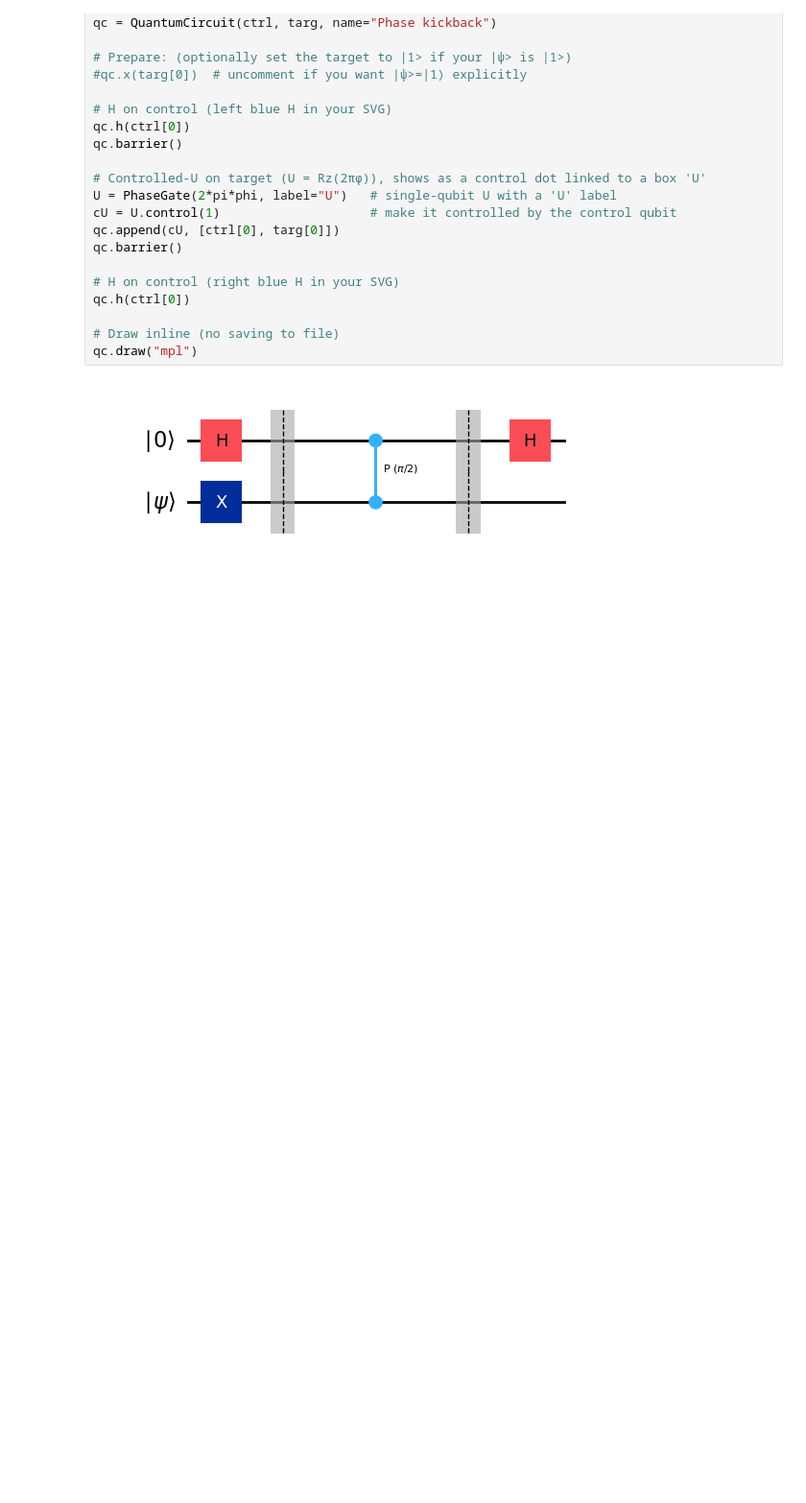
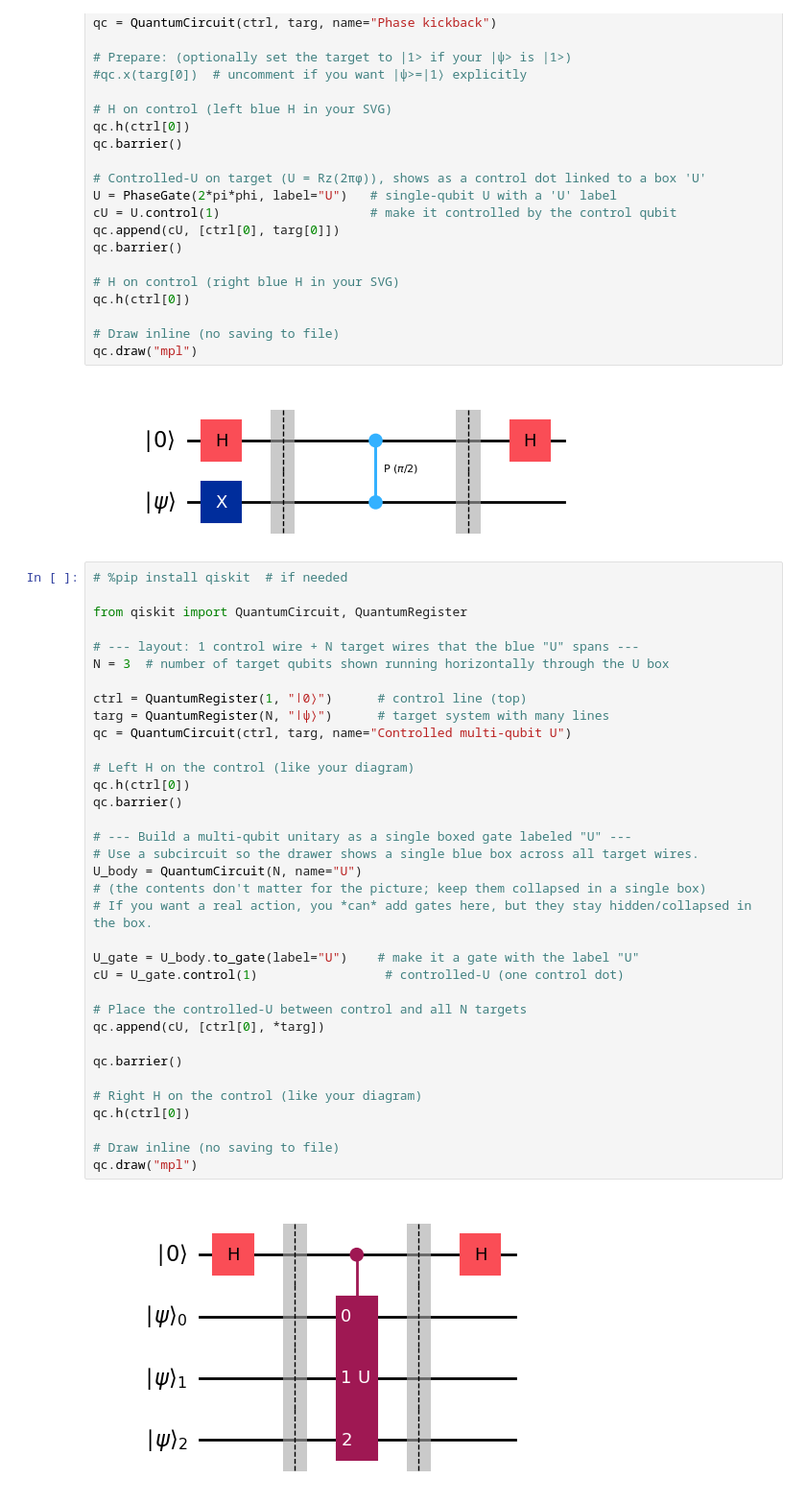
Before and after one commit to pfaustLouKy/cse696, a Jupyter notebook: phase_estimation.ipynb, the cells around one changed output. Shown: that part at 96% size. Drawn from its saved outputs; the diff is of its cells as text; blank space fills up the shorter version.

```diff
--- a/phase_estimation.ipynb
+++ b/phase_estimation.ipynb
@@ -35,3 +37,40 @@ qc.h(ctrl[0])
 qc.draw("mpl")
 # %% [output]
 [figure]
+# %%
+# %pip install qiskit  # if needed
+
+from qiskit import QuantumCircuit, QuantumRegister
+
+# --- layout: 1 control wire + N target wires that the blue "U" spans ---
+N = 3  # number of target qubits shown running horizontally through the U box
+
+ctrl = QuantumRegister(1, "∣0⟩")      # control line (top)
+targ = QuantumRegister(N, "∣ψ⟩")      # target system with many lines
+qc = QuantumCircuit(ctrl, targ, name="Controlled multi-qubit U")
+
+# Left H on the control (like your diagram)
+qc.h(ctrl[0])
+qc.barrier()
+
+# --- Build a multi-qubit unitary as a single boxed gate labeled "U" ---
+# Use a subcircuit so the drawer shows a single blue box across all target wires.
+U_body = QuantumCircuit(N, name="U")
+# (the contents don't matter for the picture; keep them collapsed in a single box)
+# If you want a real action, you *can* add gates here, but they stay hidden/collapsed in the box.
+
+U_gate = U_body.to_gate(label="U")    # make it a gate with the label "U"
+cU = U_gate.control(1)                 # controlled-U (one control dot)
+
+# Place the controlled-U between control and all N targets
+qc.append(cU, [ctrl[0], *targ])
+
+qc.barrier()
+
+# Right H on the control (like your diagram)
+qc.h(ctrl[0])
+
+# Draw inline (no saving to file)
+qc.draw("mpl")
+# %% [output]
+[figure, added]
```
Also changed, not shown: parts of 1 cell of this notebook, 2 other files.
